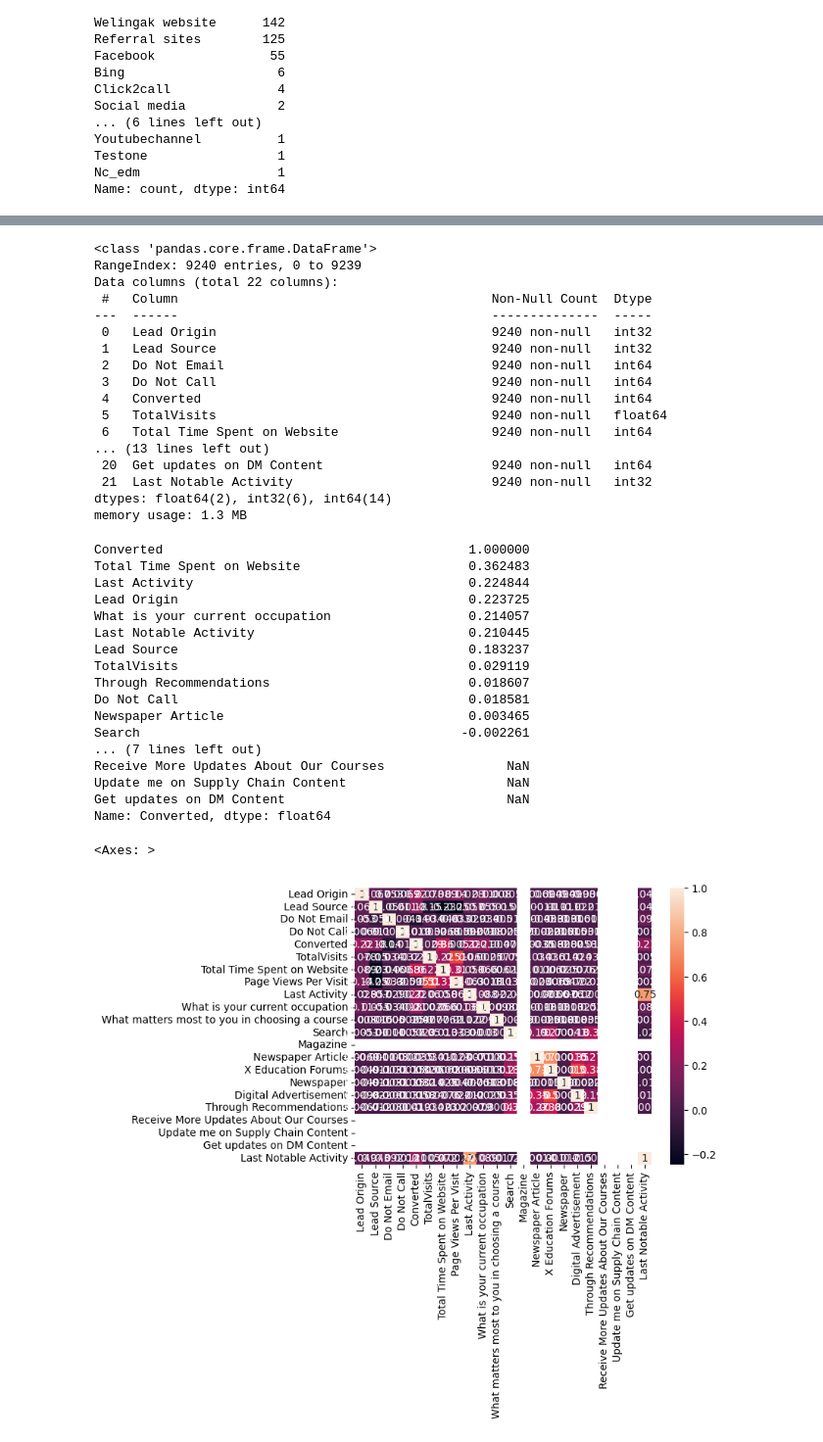
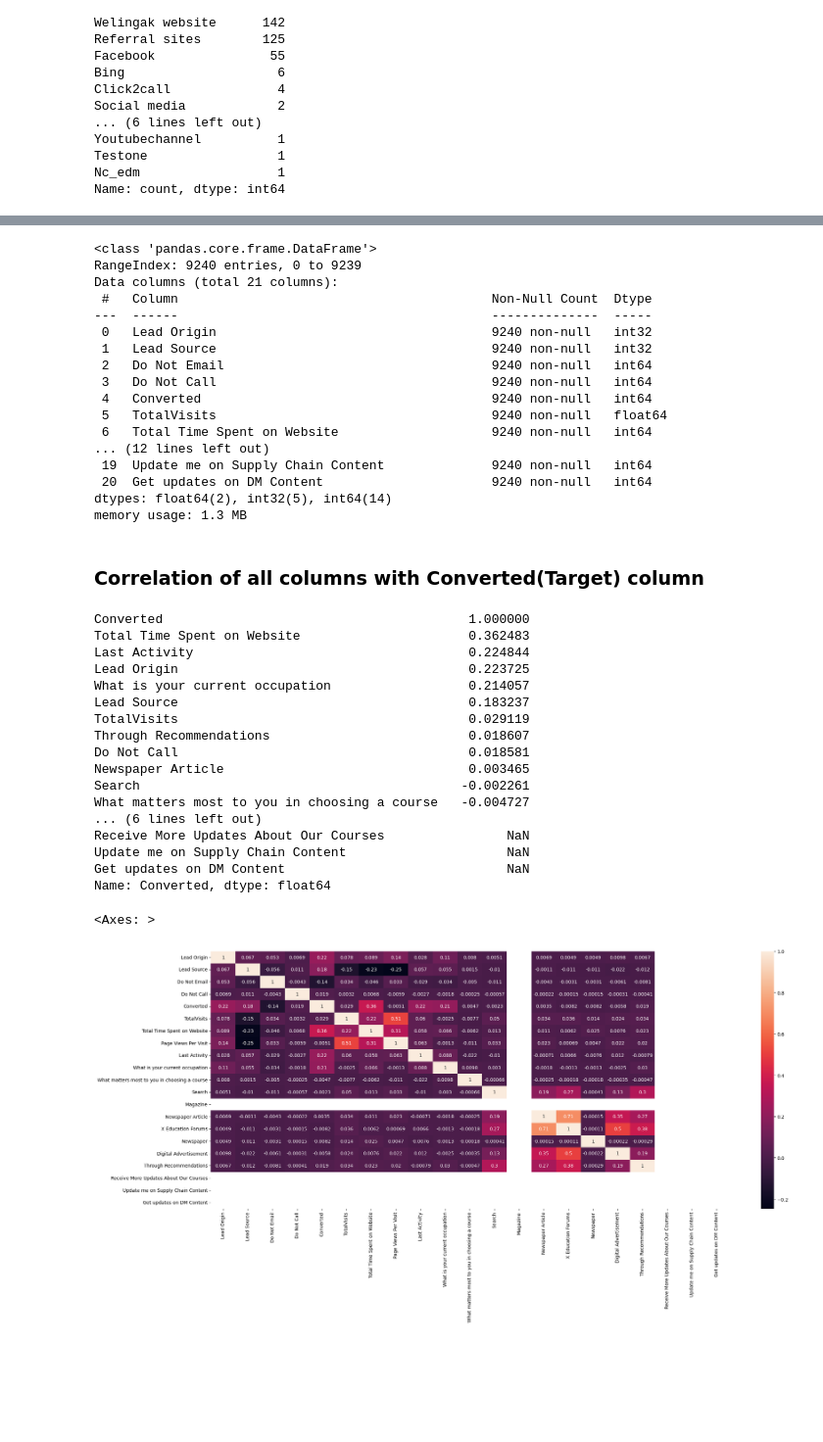
Before and after one commit to AnurajNigade/Machine_Learning-Module-, a Jupyter notebook: ML_Assignment/Lead_class.ipynb, the cells around one changed output, grey strips where cells are left out. Shown at 98% size. Cells and saved outputs as stored; diff of their text form; code cells hidden in the pictures; blank space fills up the shorter version.

```diff
--- a/ML_Assignment/Lead_class.ipynb
+++ b/ML_Assignment/Lead_class.ipynb
@@ -53,6 +134,6 @@ df.shape
 # 'I agree to pay the amount through cheque' and 'a free copy of Mastering The Interview'
 
 red_cols=['Prospect ID','Lead Number','Country','I agree to pay the amount through cheque',
-          'A free copy of Mastering The Interview','City']
+          'A free copy of Mastering The Interview','City','Last Notable Activity']
 
 df=df.drop(red_cols,axis=1)
@@ -389,7 +471,7 @@ df.info()
 # %% [output]
 <class 'pandas.core.frame.DataFrame'>
 RangeIndex: 9240 entries, 0 to 9239
-Data columns (total 22 columns):
+Data columns (total 21 columns):
  #   Column                                         Non-Null Count  Dtype
 ---  ------                                         --------------  -----
  0   Lead Origin                                    9240 non-null   int32
@@ -399,11 +481,13 @@ Data columns (total 22 columns):
  4   Converted                                      9240 non-null   int64
  5   TotalVisits                                    9240 non-null   float64
  6   Total Time Spent on Website                    9240 non-null   int64
-... (13 lines left out)
+... (12 lines left out)
+ 19  Update me on Supply Chain Content              9240 non-null   int64
  20  Get updates on DM Content                      9240 non-null   int64
- 21  Last Notable Activity                          9240 non-null   int32
-dtypes: float64(2), int32(6), int64(14)
+dtypes: float64(2), int32(5), int64(14)
 memory usage: 1.3 MB
+# %% [markdown]
+### Correlation of all columns with Converted(Target) column
 # %%
 # Set the display.max_rows option to None to display all rows
 pd.set_option('display.max_rows', None)
@@ -416,21 +500,23 @@ Total Time Spent on Website                      0.362483
 Last Activity                                    0.224844
 Lead Origin                                      0.223725
 What is your current occupation                  0.214057
-Last Notable Activity                            0.210445
 Lead Source                                      0.183237
 TotalVisits                                      0.029119
 Through Recommendations                          0.018607
 Do Not Call                                      0.018581
 Newspaper Article                                0.003465
 Search                                          -0.002261
-... (7 lines left out)
+What matters most to you in choosing a course   -0.004727
+... (6 lines left out)
 Receive More Updates About Our Courses                NaN
 Update me on Supply Chain Content                     NaN
 Get updates on DM Content                             NaN
 Name: Converted, dtype: float64
 # %%
 cm = df.corr()
+
+plt.figure(figsize=(25,10))
 sns.heatmap(cm,annot=True)
 # %% [output]
 <Axes: >
-[figure, old version]
+[figure, new version]
```
Also changed, not shown: parts of 68 cells of this notebook, 13 other files.
